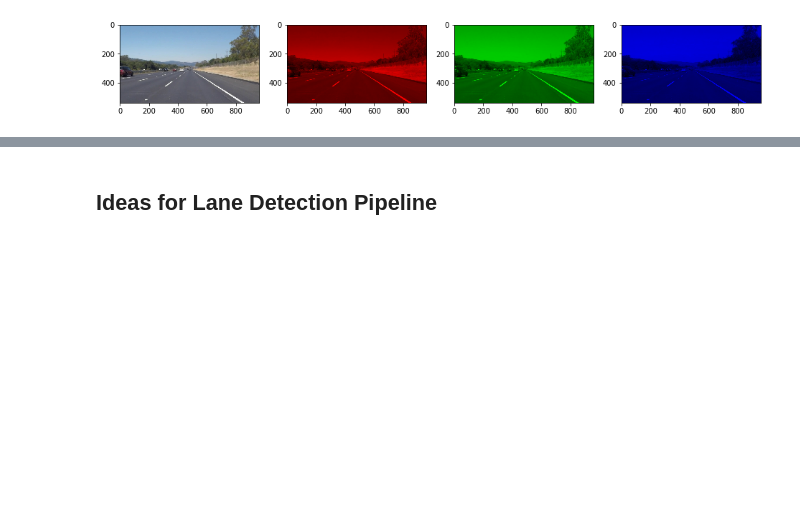
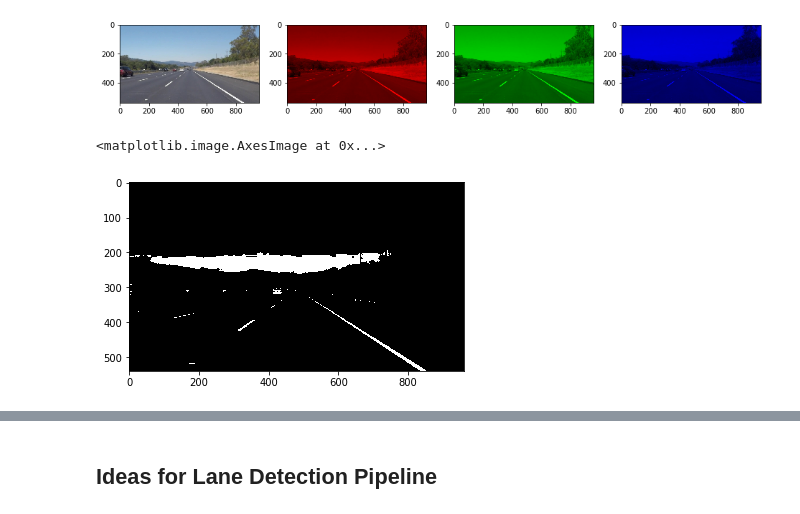
Before and after one commit to lpadukana/CarND-LaneLines-P1, a Jupyter notebook: P1.ipynb, the cells around one changed output, grey strips where cells are left out. Cells and saved outputs as stored; diff of their text form; code cells hidden in the pictures; blank space fills up the shorter version.

```diff
--- a/P1.ipynb
+++ b/P1.ipynb
@@ -78,3 +78,22 @@ plt.imshow(copy_channels(image, [2]))
 # %% [output]
 <matplotlib.image.AxesImage at 0x...>
 [figure]
+# %%
+hsv = cv2.cvtColor(image, cv2.COLOR_RGB2HSV)
+hsl = cv2.cvtColor(image, cv2.COLOR_RGB2HSV_FULL)
+# plt.imshow(hsv[..., 0])
+# hsv
+
+# y_min, y_max = np.array([0, 100, 100]), np.array([30, 255, 255])
+# y_mask = cv2.inRange(hsv, y_min, y_max)
+# plt.imshow(y_mask, cmap='gray')
+
+sensitivity = 50
+lower_white = np.array([0,0,255-sensitivity])
+upper_white = np.array([255,sensitivity,255])
+
+y_mask = cv2.inRange(hsl, lower_white, upper_white)
+plt.imshow(y_mask, cmap='gray')
+# %% [output]
+<matplotlib.image.AxesImage at 0x...>
+[figure, added]
```
Also changed, not shown: parts of 6 cells of this notebook.
